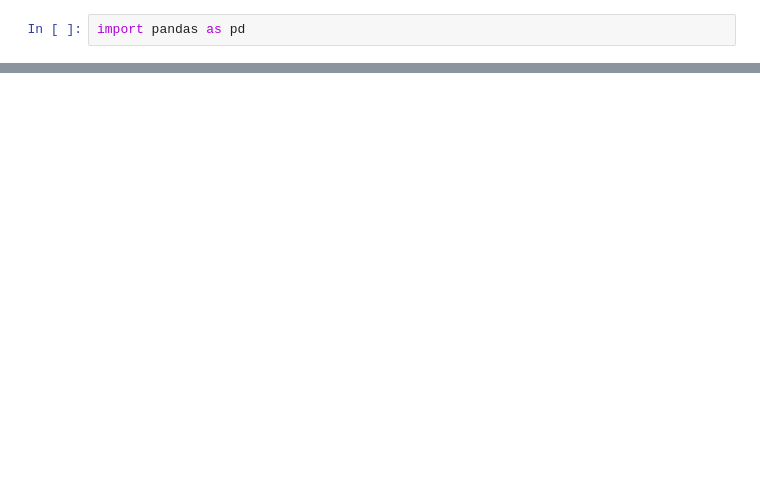
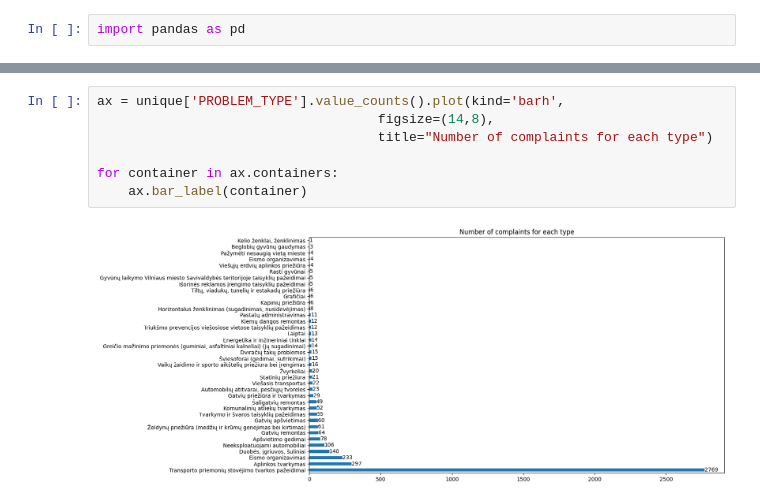
Before and after one commit to aidagarnyte/python_courses, a Jupyter notebook: final_project1.ipynb, the cells around one changed output, grey strips where cells are left out. Drawn from its saved outputs; the diff is of its cells as text; blank space fills up the shorter version.

```diff
--- a/final_project1.ipynb
+++ b/final_project1.ipynb
@@ -85,0 +102,9 @@ df.groupby('PROBLEM_TYPE').count()
+# %%
+ax = unique['PROBLEM_TYPE'].value_counts().plot(kind='barh',
+                                    figsize=(14,8),
+                                    title="Number of complaints for each type")
+
+for container in ax.containers:
+    ax.bar_label(container)
+# %% [output]
+[figure, added]
```
Also changed, not shown: parts of 17 cells of this notebook, 1 other file.
